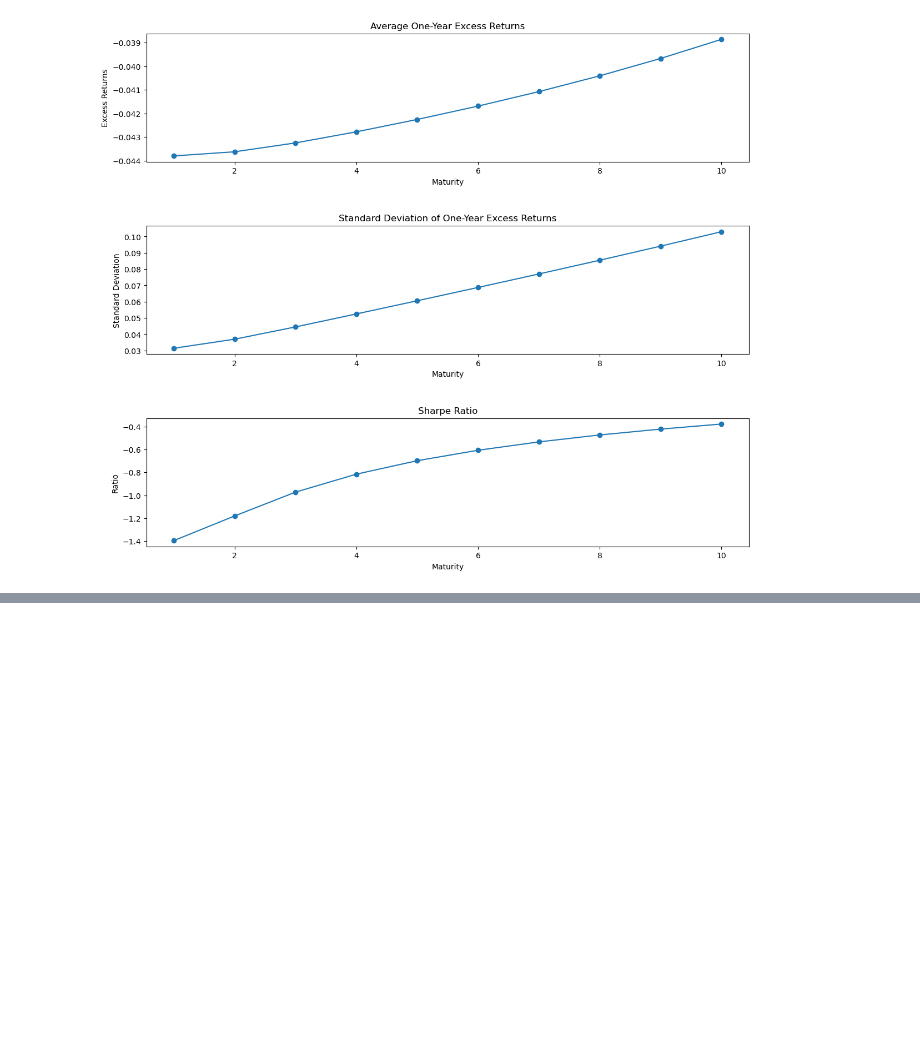
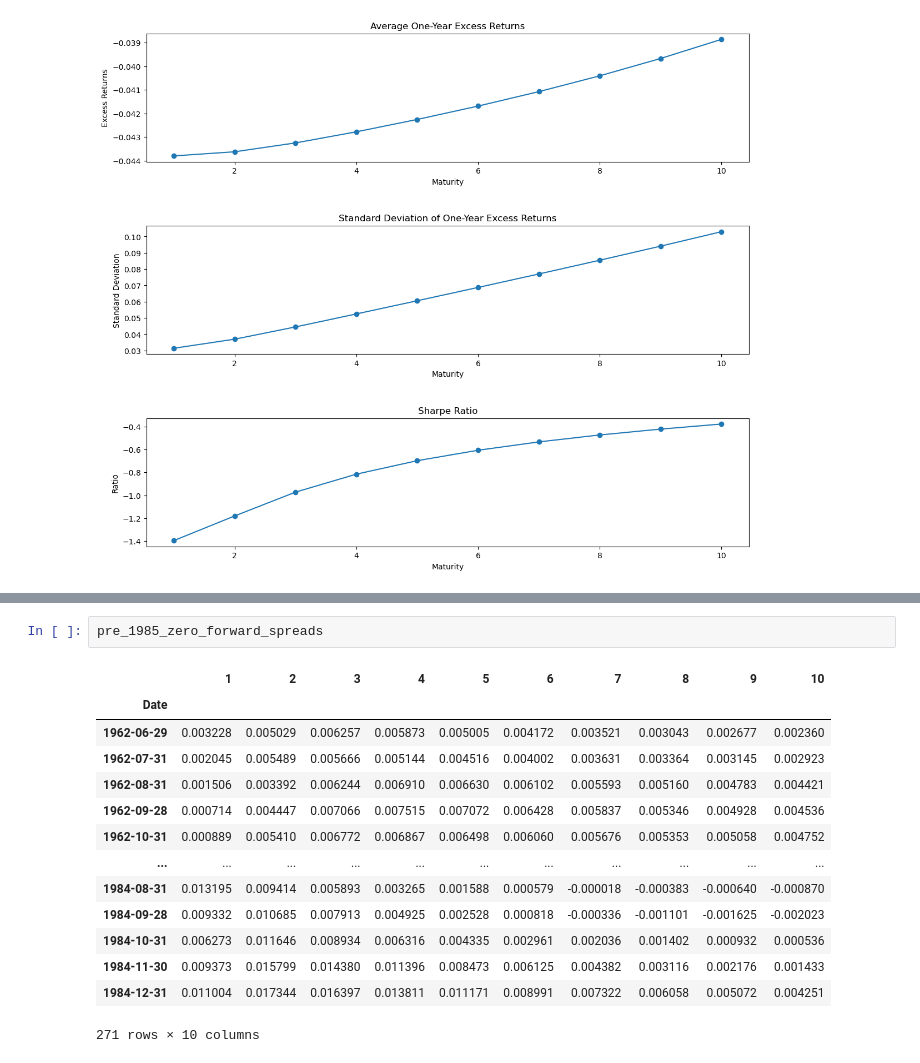
Before and after one commit to krishnapolasom/fixedincome, a Jupyter notebook: Problem Set 1.ipynb, the cells around one changed output, grey strips where cells are left out. Cells and saved outputs as stored; diff of their text form; blank space fills up the shorter version.

```diff
--- a/Problem Set 1.ipynb
+++ b/Problem Set 1.ipynb
@@ -288,0 +319,17 @@ Notes:
+# %%
+pre_1985_zero_forward_spreads
+# %% [output]
+|  | 1 | 2 | 3 | 4 | 5 | 6 | 7 | 8 | 9 | 10 |
+| Date |  |  |  |  |  |  |  |  |  |  |
+| 1962-06-29 | 0.003228 | 0.005029 | 0.006257 | 0.005873 | 0.005005 | 0.004172 | 0.003521 | 0.003043 | 0.002677 | 0.002360 |
+| 1962-07-31 | 0.002045 | 0.005489 | 0.005666 | 0.005144 | 0.004516 | 0.004002 | 0.003631 | 0.003364 | 0.003145 | 0.002923 |
+| 1962-08-31 | 0.001506 | 0.003392 | 0.006244 | 0.006910 | 0.006630 | 0.006102 | 0.005593 | 0.005160 | 0.004783 | 0.004421 |
+| 1962-09-28 | 0.000714 | 0.004447 | 0.007066 | 0.007515 | 0.007072 | 0.006428 | 0.005837 | 0.005346 | 0.004928 | 0.004536 |
+| 1962-10-31 | 0.000889 | 0.005410 | 0.006772 | 0.006867 | 0.006498 | 0.006060 | 0.005676 | 0.005353 | 0.005058 | 0.004752 |
+| ... | ... | ... | ... | ... | ... | ... | ... | ... | ... | ... |
+| 1984-08-31 | 0.013195 | 0.009414 | 0.005893 | 0.003265 | 0.001588 | 0.000579 | -0.000018 | -0.000383 | -0.000640 | -0.000870 |
+| 1984-09-28 | 0.009332 | 0.010685 | 0.007913 | 0.004925 | 0.002528 | 0.000818 | -0.000336 | -0.001101 | -0.001625 | -0.002023 |
+| 1984-10-31 | 0.006273 | 0.011646 | 0.008934 | 0.006316 | 0.004335 | 0.002961 | 0.002036 | 0.001402 | 0.000932 | 0.000536 |
+| 1984-11-30 | 0.009373 | 0.015799 | 0.014380 | 0.011396 | 0.008473 | 0.006125 | 0.004382 | 0.003116 | 0.002176 | 0.001433 |
+| 1984-12-31 | 0.011004 | 0.017344 | 0.016397 | 0.013811 | 0.011171 | 0.008991 | 0.007322 | 0.006058 | 0.005072 | 0.004251 |
+271 rows × 10 columns
```
Also changed, not shown: parts of 21 cells of this notebook.
